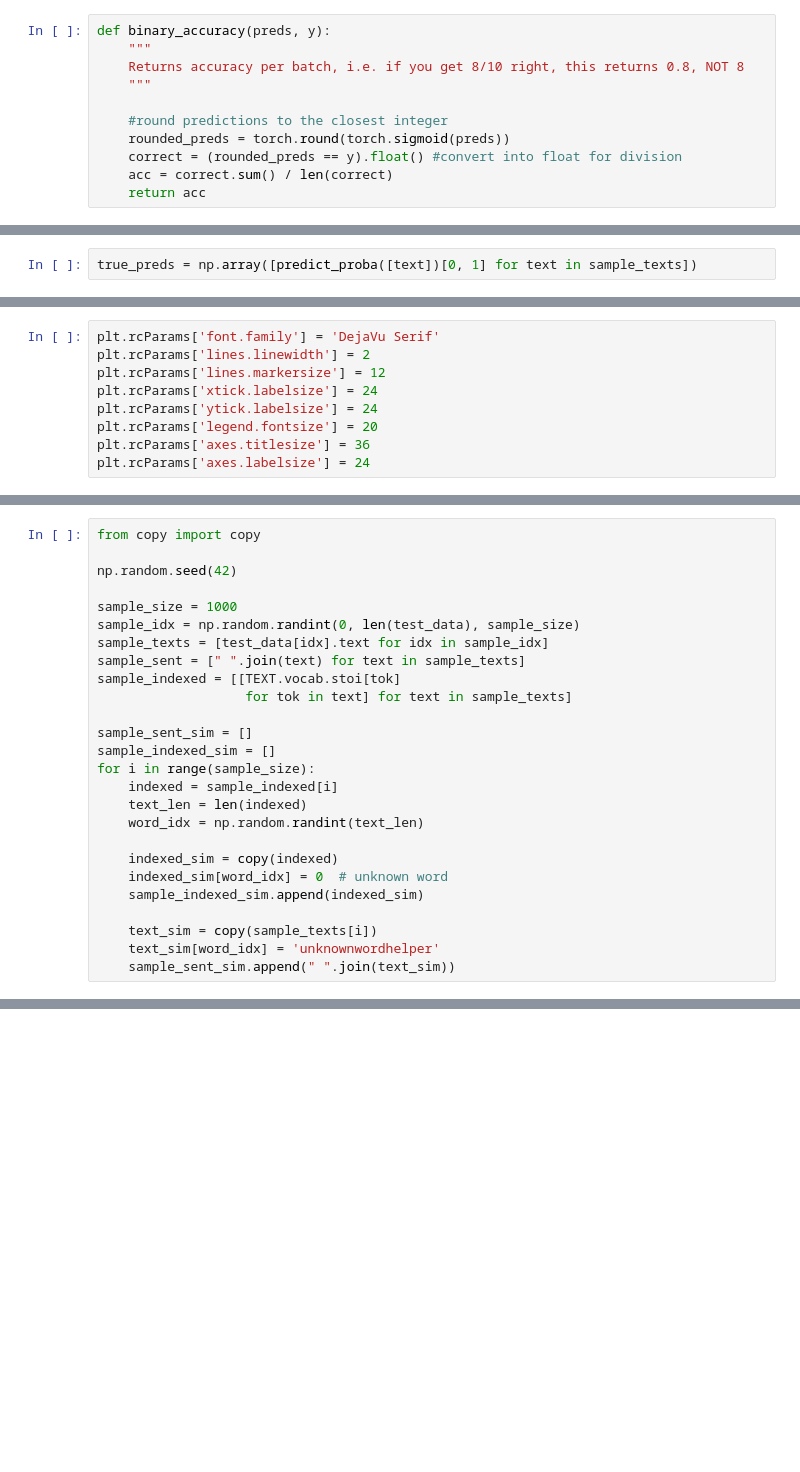
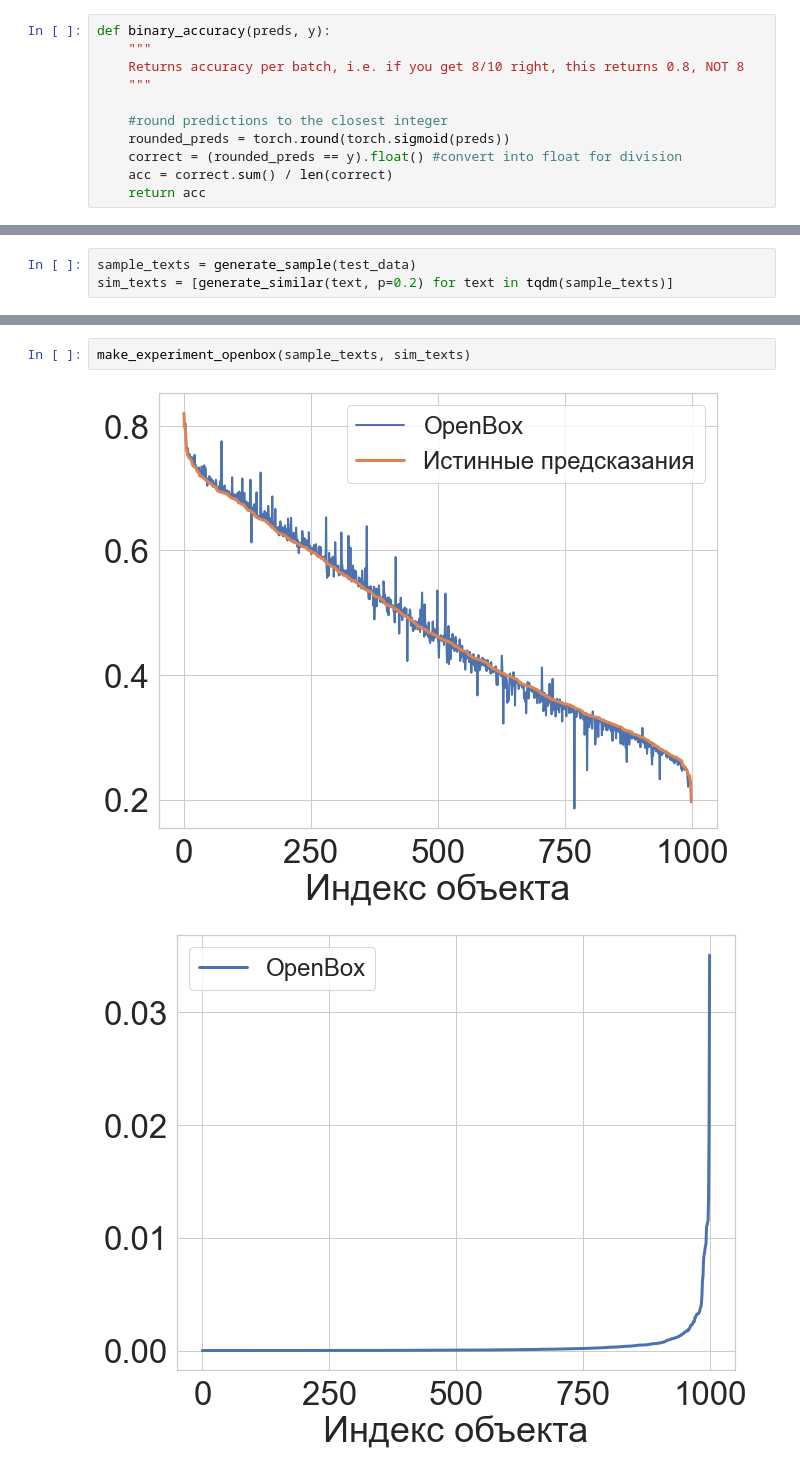
Before and after one commit to Intelligent-Systems-Phystech/2022-Project-99, a Jupyter notebook: code/experiment.ipynb, the cells around one changed output, grey strips where cells are left out. Drawn from its saved outputs; the diff is of its cells as text; blank space fills up the shorter version.

```diff
--- a/code/experiment.ipynb
+++ b/code/experiment.ipynb
@@ -269,2 +436,3 @@ sample_texts = [" ".join(test_data[idx].text) for idx in sample_idx]
 # %%
-true_preds = np.array([predict_proba([text])[0, 1] for text in sample_texts])
+sample_texts = generate_sample(test_data)
+sim_texts = [generate_similar(text, p=0.2) for text in tqdm(sample_texts)]
@@ -277,9 +438,0 @@ lime_preds = np.stack(lime_probas)
-# %%
-plt.rcParams['font.family'] = 'DejaVu Serif'
-plt.rcParams['lines.linewidth'] = 2
-plt.rcParams['lines.markersize'] = 12
-plt.rcParams['xtick.labelsize'] = 24
-plt.rcParams['ytick.labelsize'] = 24
-plt.rcParams['legend.fontsize'] = 20
-plt.rcParams['axes.titlesize'] = 36
-plt.rcParams['axes.labelsize'] = 24
@@ -328,26 +438,0 @@ plt.show()
-# %%
-from copy import copy
-
-np.random.seed(42)
-
-sample_size = 1000
-sample_idx = np.random.randint(0, len(test_data), sample_size)
-sample_texts = [test_data[idx].text for idx in sample_idx]
-sample_sent = [" ".join(text) for text in sample_texts]
-sample_indexed = [[TEXT.vocab.stoi[tok]
-                   for tok in text] for text in sample_texts]
-
-sample_sent_sim = []
-sample_indexed_sim = []
-for i in range(sample_size):
-    indexed = sample_indexed[i]
-    text_len = len(indexed)
-    word_idx = np.random.randint(text_len)
-
-    indexed_sim = copy(indexed)
-    indexed_sim[word_idx] = 0  # unknown word
-    sample_indexed_sim.append(indexed_sim)
-
-    text_sim = copy(sample_texts[i])
-    text_sim[word_idx] = 'unknownwordhelper'
-    sample_sent_sim.append(" ".join(text_sim))
@@ -424,0 +439,5 @@ plt.show()
+# %%
+make_experiment_openbox(sample_texts, sim_texts)
+# %% [output]
+[figure, added]
+[figure, added]
```
Also changed, not shown: parts of 46 cells of this notebook, 11 other files.
